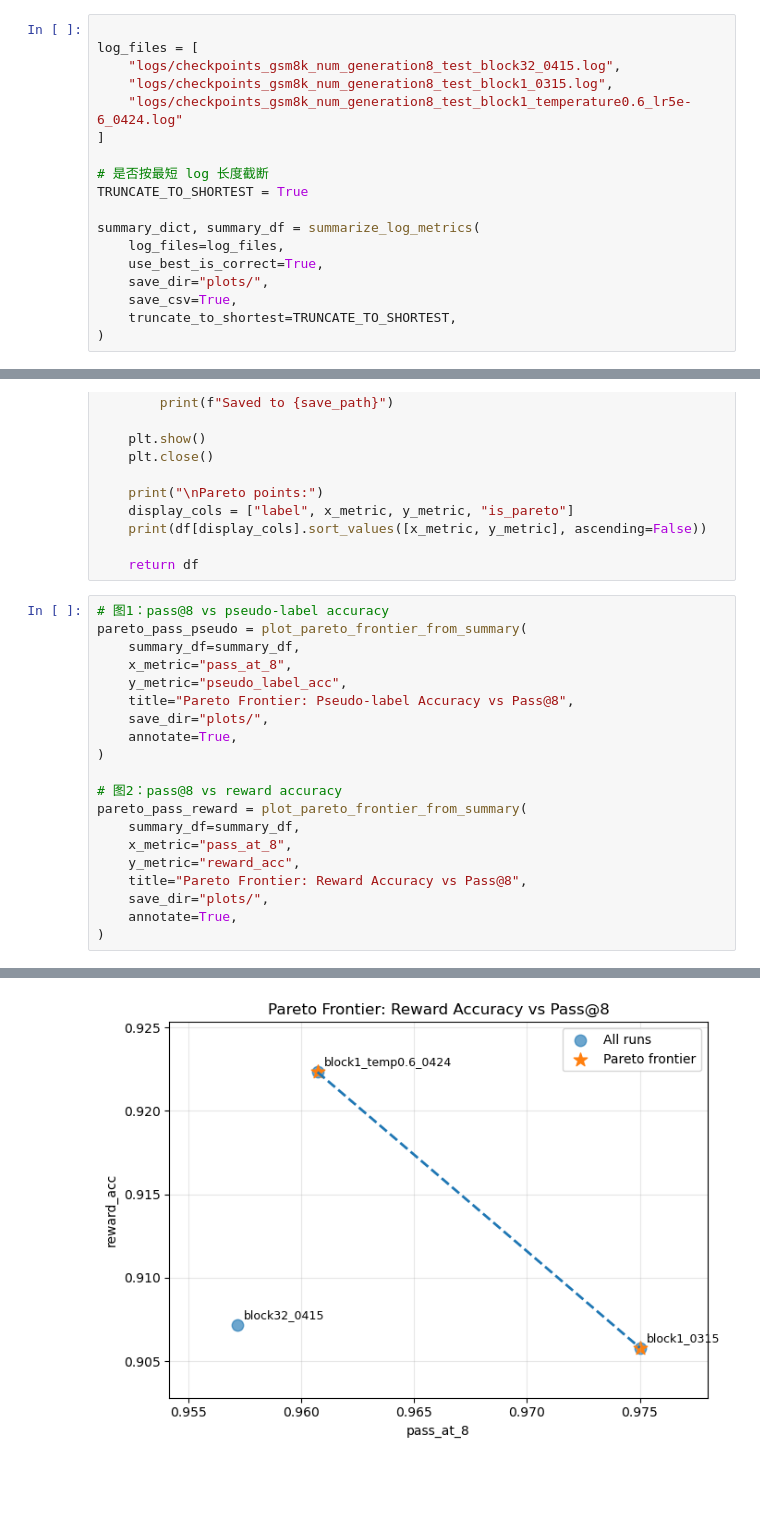
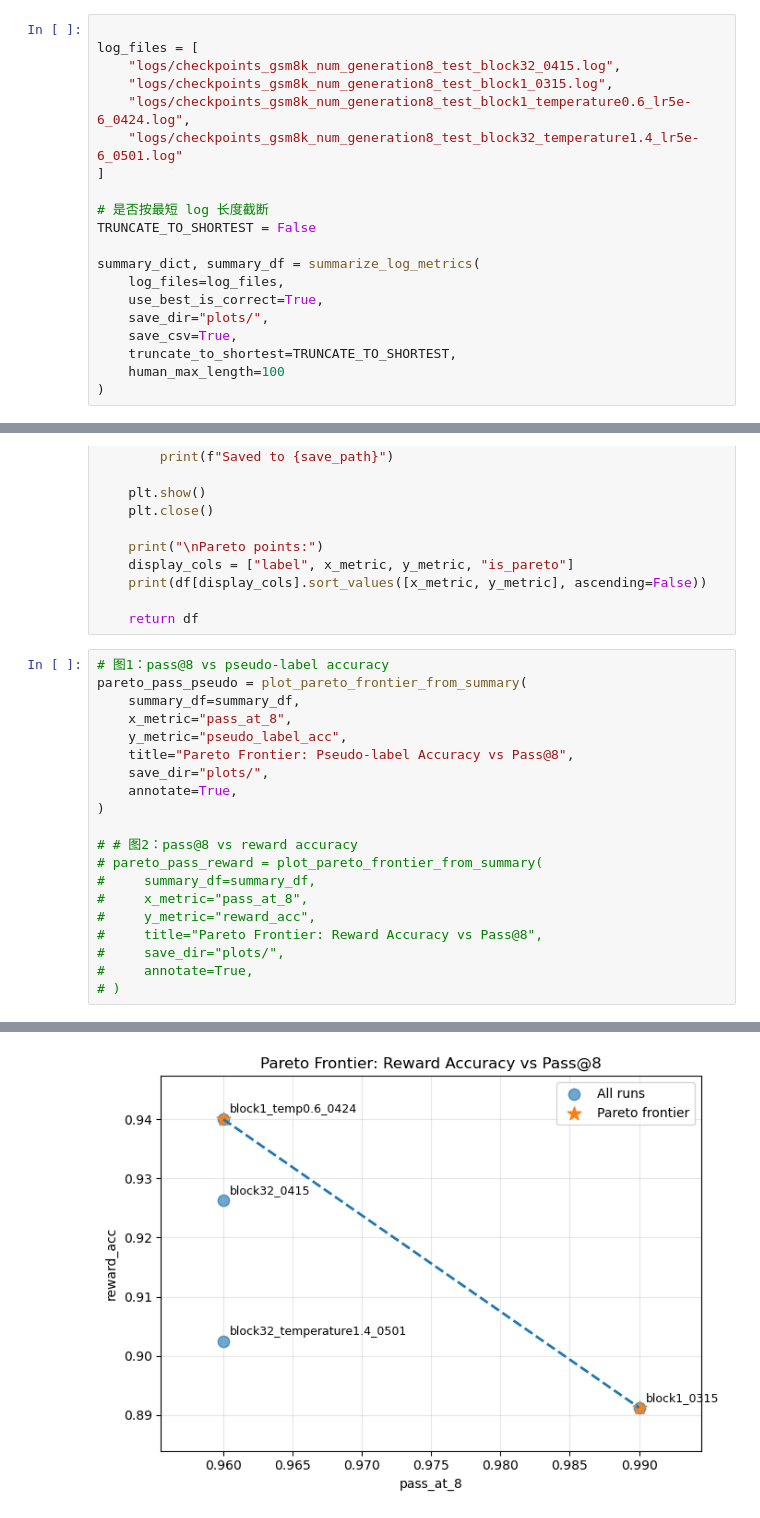
Before and after one commit to duterscmy/JustGRPO, a Jupyter notebook: draw_reward.ipynb, the cells around one changed output, grey strips where cells are left out. Saved outputs shown, nothing was run; the diff lists cells and outputs as text; blank space fills up the shorter version.

```diff
--- a/draw_reward.ipynb
+++ b/draw_reward.ipynb
@@ -1282,11 +1269,12 @@ def plot_metric_means_from_summary(
 log_files = [
     "logs/checkpoints_gsm8k_num_generation8_test_block32_0415.log",
     "logs/checkpoints_gsm8k_num_generation8_test_block1_0315.log",
-    "logs/checkpoints_gsm8k_num_generation8_test_block1_temperature0.6_lr5e-6_0424.log"
+    "logs/checkpoints_gsm8k_num_generation8_test_block1_temperature0.6_lr5e-6_0424.log",
+    "logs/checkpoints_gsm8k_num_generation8_test_block32_temperature1.4_lr5e-6_0501.log"
 ]
 
 # 是否按最短 log 长度截断
-TRUNCATE_TO_SHORTEST = True
+TRUNCATE_TO_SHORTEST = False
 
 summary_dict, summary_df = summarize_log_metrics(
     log_files=log_files,
@@ -1294,5 +1282,6 @@ summary_dict, summary_df = summarize_log_metrics(
     save_dir="plots/",
     save_csv=True,
     truncate_to_shortest=TRUNCATE_TO_SHORTEST,
+    human_max_length=100
 )
 # %% [output]
@@ -1490,14 +1481,14 @@ pareto_pass_pseudo = plot_pareto_frontier_from_summary(
     annotate=True,
 )
 
-# 图2：pass@8 vs reward accuracy
-pareto_pass_reward = plot_pareto_frontier_from_summary(
-    summary_df=summary_df,
-    x_metric="pass_at_8",
-    y_metric="reward_acc",
-    title="Pareto Frontier: Reward Accuracy vs Pass@8",
-    save_dir="plots/",
-    annotate=True,
-)
+# # 图2：pass@8 vs reward accuracy
+# pareto_pass_reward = plot_pareto_frontier_from_summary(
+#     summary_df=summary_df,
+#     x_metric="pass_at_8",
+#     y_metric="reward_acc",
+#     title="Pareto Frontier: Reward Accuracy vs Pass@8",
+#     save_dir="plots/",
+#     annotate=True,
+# )
 # %% [output]
 Saved to plots/pareto_pass_at_8_vs_pseudo_label_acc.png
@@ -1510,3 +1502,3 @@ Pareto points:
 Saved to plots/pareto_pass_at_8_vs_reward_acc.png
-[figure, old version]
+[figure, new version]
 Pareto points:
```
Also changed, not shown: parts of 8 cells of this notebook, 2 other files.
